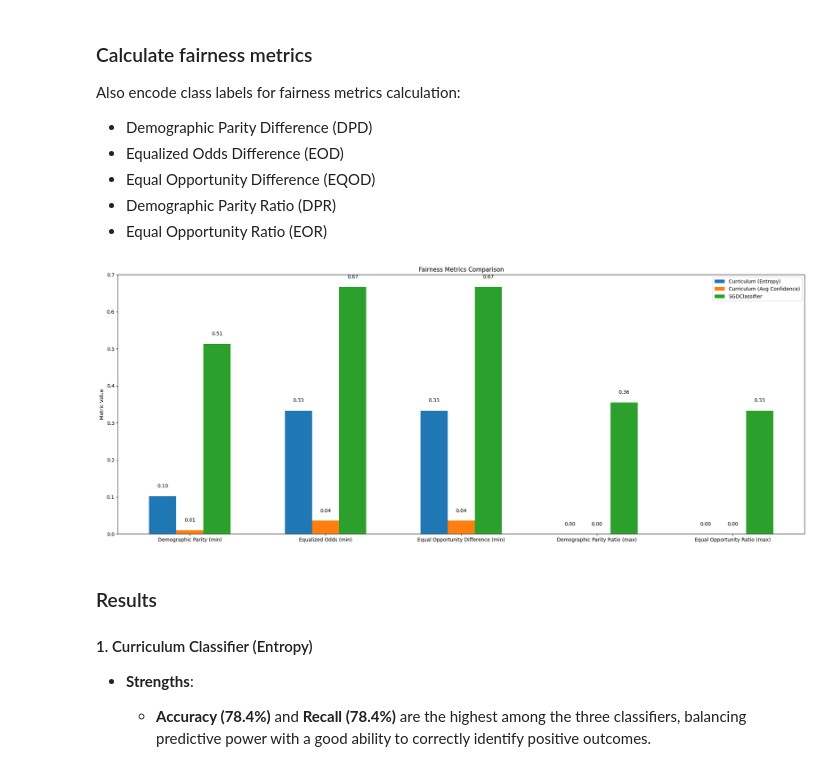
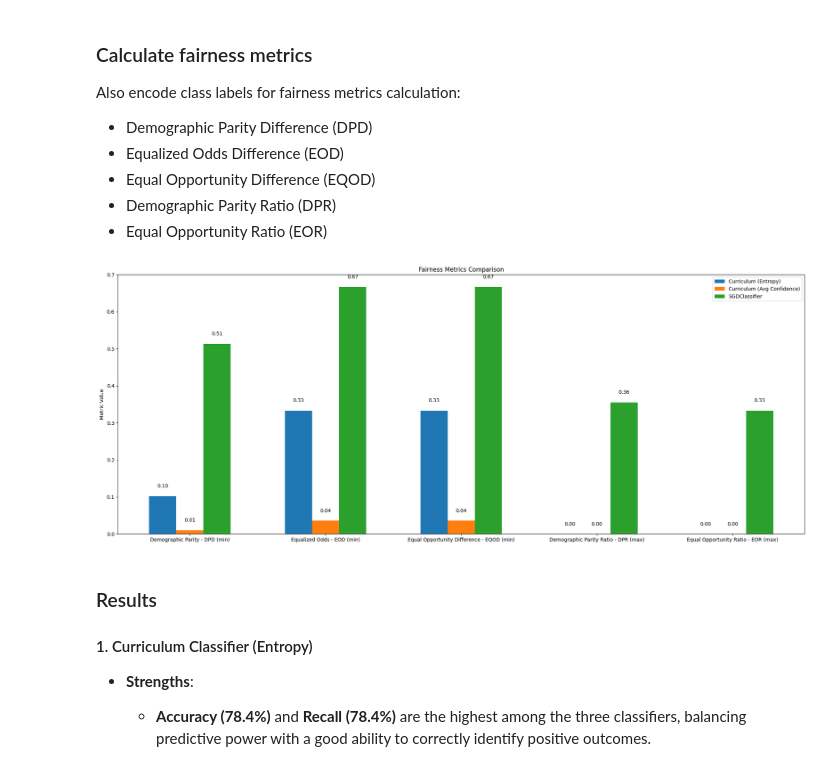
Before and after one commit to sustertine/curriculum-classifier, a Jupyter notebook: notebooks/demo.ipynb, the cells around one changed output. Drawn from its saved outputs; the diff is of its cells as text; code cells hidden in the pictures.

```diff
--- a/notebooks/demo.ipynb
+++ b/notebooks/demo.ipynb
@@ -237,36 +237,40 @@ dpr_sgd = demographic_parity_ratio(y_test_encoded, y_pred_sgd_encoded, sensitive
 eor_sgd = equal_opportunity_ratio(y_test_encoded, y_pred_sgd_encoded, sensitive_features=sensitive_test)
 
 values_ent = [dpd_ent, eod_ent, eqod_ent, dpr_ent, eor_ent]
 values_acc = [dpd_acc, eod_acc, eqod_acc, dpr_acc, eor_acc]
 values_sgd = [dpd_sgd, eod_sgd, eqod_sgd, dpr_sgd, eor_sgd]
 
-labels = ["Demographic Parity (min)", "Equalized Odds (min)", "Equal Opportunity Difference (min)", "Demographic Parity Ratio (max)",
-          "Equal Opportunity Ratio (max)"]
+labels = ["Demographic Parity - DPD (min)",
+          "Equalized Odds - EOD (min)",
+          "Equal Opportunity Difference - EQOD (min)",
+          "Demographic Parity Ratio - DPR (max)",
+          "Equal Opportunity Ratio - EOR (max)"
+          ]
 x = range(len(labels))
 
 fig, ax = plt.subplots(figsize=(20, 8))
 
 ax.bar([i - 0.2 for i in x], [dpd_ent, eod_ent, eqod_ent, dpr_ent, eor_ent], width=0.2, label="Curriculum (Entropy)")
 ax.bar(x, [dpd_acc, eod_acc, eqod_acc, dpr_acc, eor_acc], width=0.2, label="Curriculum (Avg Confidence)")
 ax.bar([i + 0.2 for i in x], [dpd_sgd, eod_sgd, eqod_sgd, dpr_sgd, eor_sgd], width=0.2, label="SGDClassifier")
 
 for i, value in enumerate(values_ent):
     ax.text(i - 0.2, value + 0.02, f"{value:.2f}", ha='center', va='bottom')
 for i, value in enumerate(values_acc):
     ax.text(i, value + 0.02, f"{value:.2f}", ha='center', va='bottom')
 for i, value in enumerate(values_sgd):
     ax.text(i + 0.2, value + 0.02, f"{value:.2f}", ha='center', va='bottom')
 
 ax.set_xticks(x)
 ax.set_xticklabels(labels)
 ax.set_title("Fairness Metrics Comparison")
 ax.set_ylabel("Metric Value")
 ax.legend()
 
 plt.tight_layout()
 plt.show()
 # %% [output]
-[figure, old version]
+[figure, new version]
 # %% [markdown]
 ### Results
 
```
